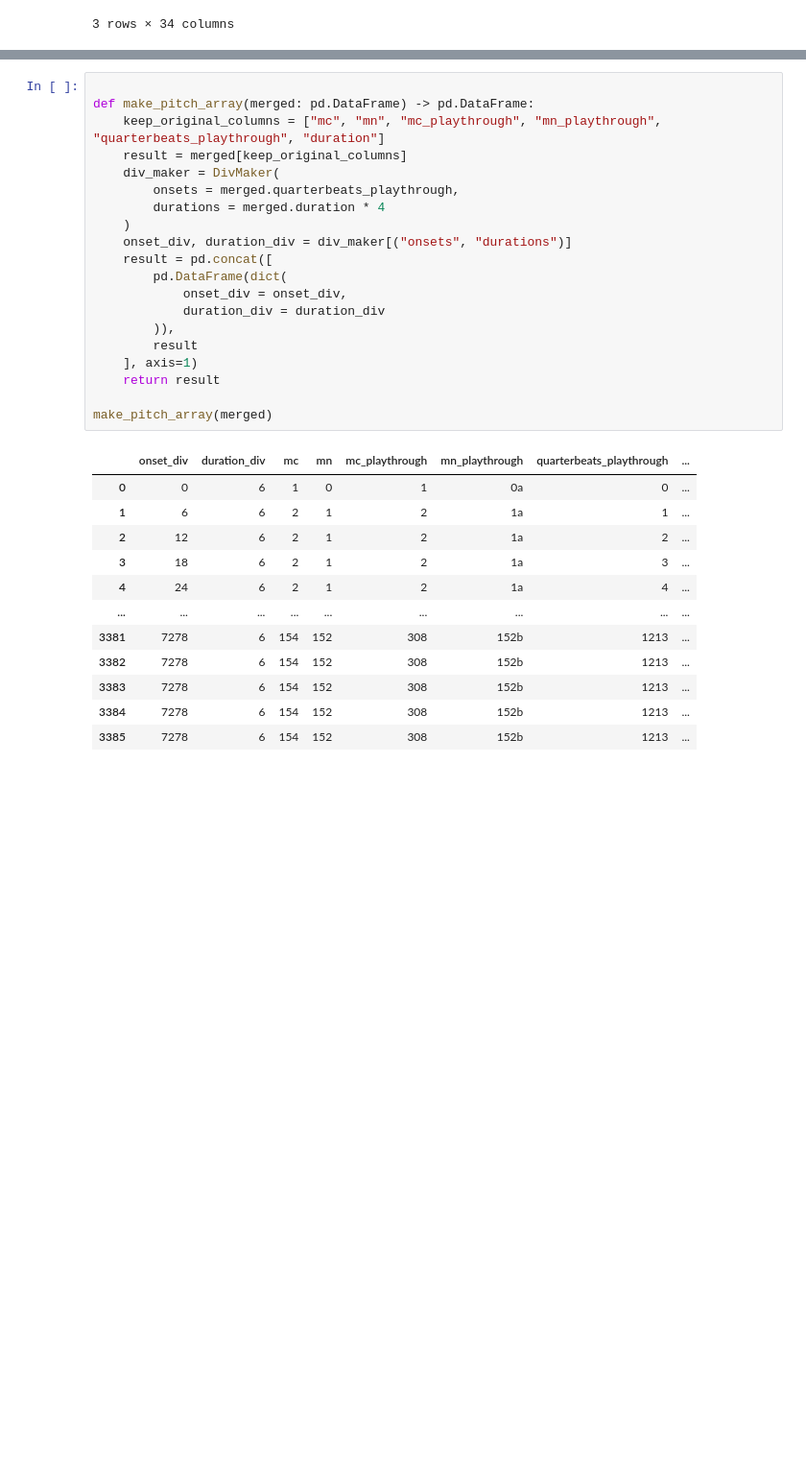
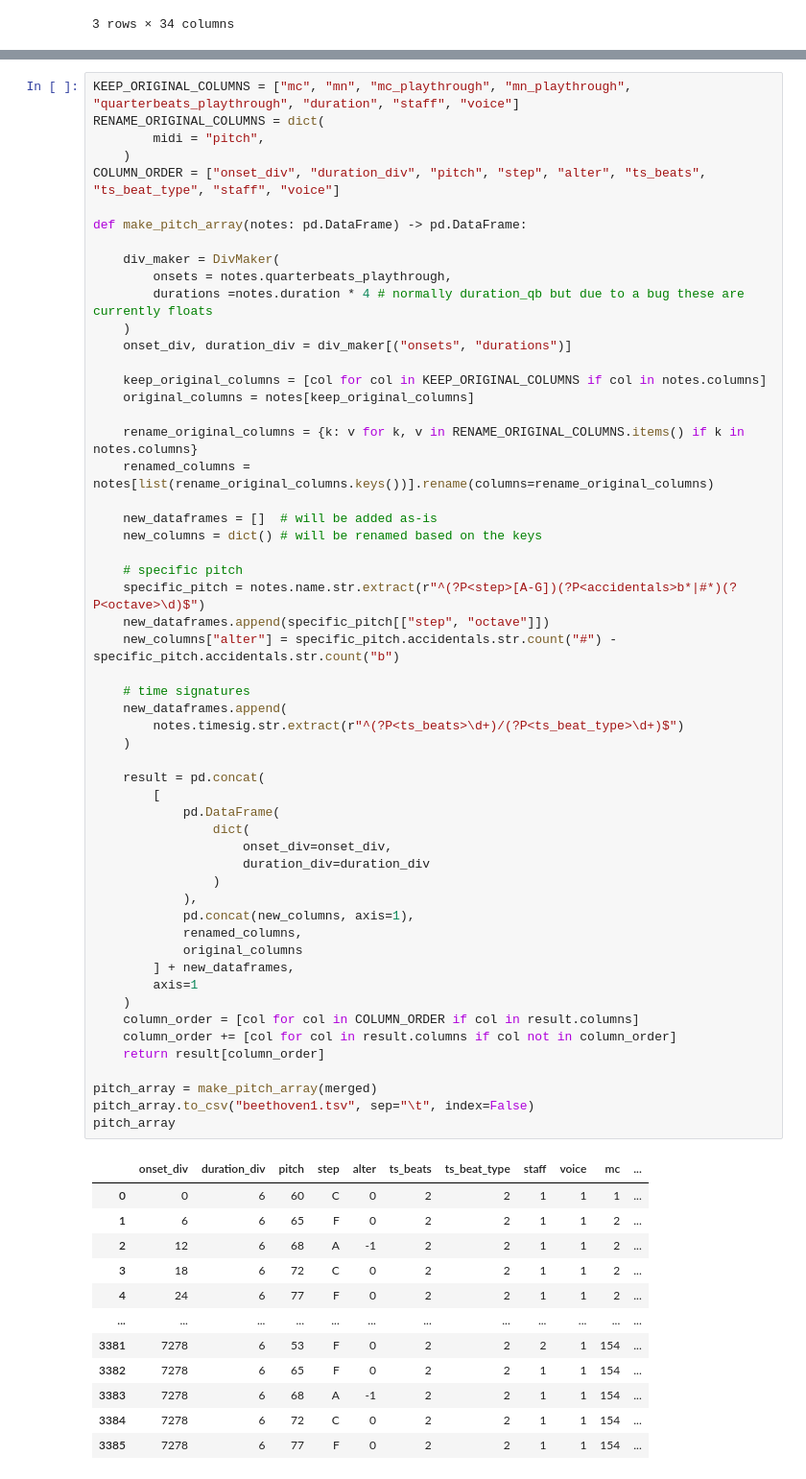
Before and after one commit to johentsch/AugmentedNet, a Jupyter notebook: notebooks/create_pitch_arrays.ipynb, the cells around one changed output, grey strips where cells are left out. Shown at 96% size. Saved outputs shown, nothing was run; the diff lists cells and outputs as text; blank space fills up the shorter version.

Commit message:
finishes first version of make_pitch_array()

```diff
--- a/notebooks/create_pitch_arrays.ipynb
+++ b/notebooks/create_pitch_arrays.ipynb
@@ -321,33 +331,68 @@ class DivMaker():
 # %%
+KEEP_ORIGINAL_COLUMNS = ["mc", "mn", "mc_playthrough", "mn_playthrough", "quarterbeats_playthrough", "duration", "staff", "voice"]
+RENAME_ORIGINAL_COLUMNS = dict(
+        midi = "pitch",
+    )
+COLUMN_ORDER = ["onset_div", "duration_div", "pitch", "step", "alter", "ts_beats", "ts_beat_type", "staff", "voice"]
 
-def make_pitch_array(merged: pd.DataFrame) -> pd.DataFrame:
-    keep_original_columns = ["mc", "mn", "mc_playthrough", "mn_playthrough", "quarterbeats_playthrough", "duration"]
-    result = merged[keep_original_columns]
+def make_pitch_array(notes: pd.DataFrame) -> pd.DataFrame:
+
     div_maker = DivMaker(
-        onsets = merged.quarterbeats_playthrough,
-        durations = merged.duration * 4
+        onsets = notes.quarterbeats_playthrough,
+        durations =notes.duration * 4 # normally duration_qb but due to a bug these are currently floats
     )
     onset_div, duration_div = div_maker[("onsets", "durations")]
-    result = pd.concat([
-        pd.DataFrame(dict(
-            onset_div = onset_div,
-            duration_div = duration_div
-        )),
-        result
-    ], axis=1)
-    return result
 
-make_pitch_array(merged)
+    keep_original_columns = [col for col in KEEP_ORIGINAL_COLUMNS if col in notes.columns]
+    original_columns = notes[keep_original_columns]
+
+    rename_original_columns = {k: v for k, v in RENAME_ORIGINAL_COLUMNS.items() if k in notes.columns}
+    renamed_columns = notes[list(rename_original_columns.keys())].rename(columns=rename_original_columns)
+
+    new_dataframes = []  # will be added as-is
+    new_columns = dict() # will be renamed based on the keys
+
+    # specific pitch
+    specific_pitch = notes.name.str.extract(r"^(?P<step>[A-G])(?P<accidentals>b*|#*)(?P<octave>\d)$")
+    new_dataframes.append(specific_pitch[["step", "octave"]])
+    new_columns["alter"] = specific_pitch.accidentals.str.count("#") - specific_pitch.accidentals.str.count("b")
+
+    # time signatures
+    new_dataframes.append(
+        notes.timesig.str.extract(r"^(?P<ts_beats>\d+)/(?P<ts_beat_type>\d+)$")
+    )
+
+    result = pd.concat(
+        [
+            pd.DataFrame(
+                dict(
+                    onset_div=onset_div,
+                    duration_div=duration_div
+                )
+            ),
+            pd.concat(new_columns, axis=1),
+            renamed_columns,
+            original_columns
+        ] + new_dataframes,
+        axis=1
+    )
+    column_order = [col for col in COLUMN_ORDER if col in result.columns]
+    column_order += [col for col in result.columns if col not in column_order]
+    return result[column_order]
+
+pitch_array = make_pitch_array(merged)
+pitch_array.to_csv("beethoven1.tsv", sep="\t", index=False)
+pitch_array
 # %% [output]
-|  | onset_div | duration_div | mc | mn | mc_playthrough | mn_playthrough | quarterbeats_playthrough | ... |
-| 0 | 0 | 6 | 1 | 0 | 1 | 0a | 0 | ... |
-| 1 | 6 | 6 | 2 | 1 | 2 | 1a | 1 | ... |
-| 2 | 12 | 6 | 2 | 1 | 2 | 1a | 2 | ... |
-| 3 | 18 | 6 | 2 | 1 | 2 | 1a | 3 | ... |
-| 4 | 24 | 6 | 2 | 1 | 2 | 1a | 4 | ... |
-| ... | ... | ... | ... | ... | ... | ... | ... | ... |
-| 3381 | 7278 | 6 | 154 | 152 | 308 | 152b | 1213 | ... |
-| 3382 | 7278 | 6 | 154 | 152 | 308 | 152b | 1213 | ... |
-| 3383 | 7278 | 6 | 154 | 152 | 308 | 152b | 1213 | ... |
-| 3384 | 7278 | 6 | 154 | 152 | 308 | 152b | 1213 | ... |
-| 3385 | 7278 | 6 | 154 | 152 | 308 | 152b | 1213 | ... |
+|  | onset_div | duration_div | pitch | step | alter | ts_beats | ts_beat_type | staff | voice | mc | ... |
+| 0 | 0 | 6 | 60 | C | 0 | 2 | 2 | 1 | 1 | 1 | ... |
+| 1 | 6 | 6 | 65 | F | 0 | 2 | 2 | 1 | 1 | 2 | ... |
+| 2 | 12 | 6 | 68 | A | -1 | 2 | 2 | 1 | 1 | 2 | ... |
+| 3 | 18 | 6 | 72 | C | 0 | 2 | 2 | 1 | 1 | 2 | ... |
+| 4 | 24 | 6 | 77 | F | 0 | 2 | 2 | 1 | 1 | 2 | ... |
+| ... | ... | ... | ... | ... | ... | ... | ... | ... | ... | ... | ... |
+| 3381 | 7278 | 6 | 53 | F | 0 | 2 | 2 | 2 | 1 | 154 | ... |
+| 3382 | 7278 | 6 | 65 | F | 0 | 2 | 2 | 1 | 1 | 154 | ... |
+| 3383 | 7278 | 6 | 68 | A | -1 | 2 | 2 | 1 | 1 | 154 | ... |
+| 3384 | 7278 | 6 | 72 | C | 0 | 2 | 2 | 1 | 1 | 154 | ... |
+| 3385 | 7278 | 6 | 77 | F | 0 | 2 | 2 | 1 | 1 | 154 | ... |
```
Also changed, not shown: parts of 5 cells of this notebook, 2 other files.
